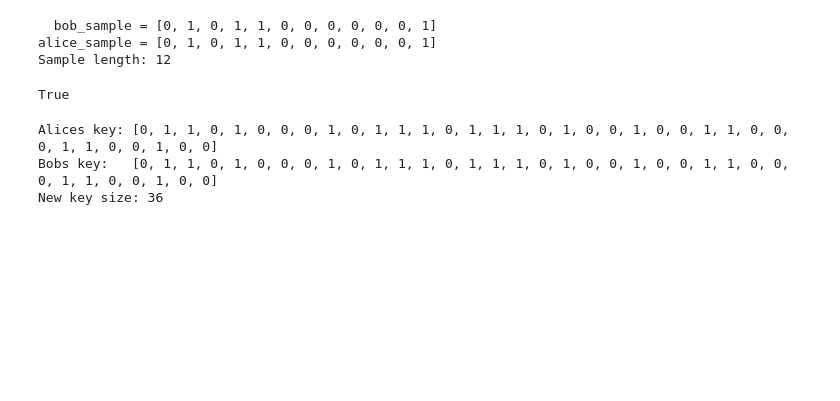
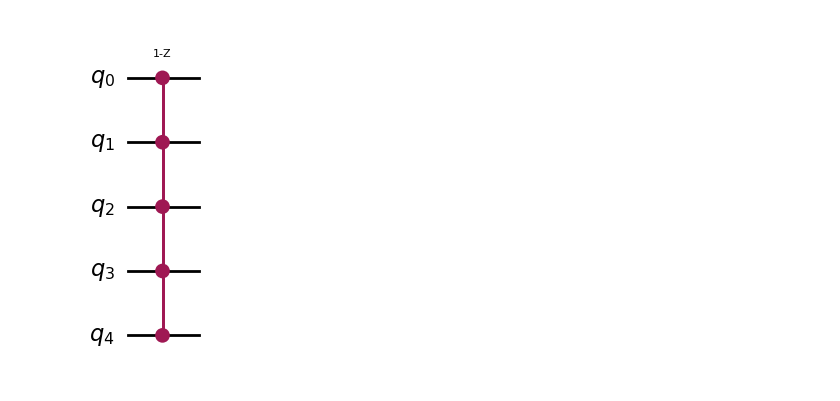
Before and after one commit to DuarteMagano/AcademiaDeFisica, a Jupyter notebook: grover.ipynb, the cells around one changed output. Cells and saved outputs as stored; diff of their text form; code cells hidden in the pictures; blank space fills up the shorter version.

Commit message:
Simple oracle

```diff
--- a/grover.ipynb
+++ b/grover.ipynb
@@ -171,26 +22,13 @@ def sample_bits(bits, selection):
-# %%
-sample_size = 12
-bit_selection = randint(n, size=sample_size)
-
-bob_sample = sample_bits(bob_key, bit_selection)
-print("  bob_sample = " + str(bob_sample))
-alice_sample = sample_bits(alice_key, bit_selection)
-print("alice_sample = "+ str([int(bit) for bit in alice_sample]))
-
-print("Sample length:", len(alice_sample))
-# %% [output]
-  bob_sample = [0, 1, 0, 1, 1, 0, 0, 0, 0, 0, 0, 1]
-alice_sample = [0, 1, 0, 1, 1, 0, 0, 0, 0, 0, 0, 1]
-Sample length: 12
-# %%
-bob_sample == alice_sample # if there is no eavesdropping, the two samples should match
-# %% [output]
-True
-# %%
-print('Alices key:', [int(bit) for bit in alice_key])
-print('Bobs key:  ', bob_key)
-print('New key size:', len(alice_key))
-# %% [output]
-Alices key: [0, 1, 1, 0, 1, 0, 0, 0, 1, 0, 1, 1, 1, 0, 1, 1, 1, 0, 1, 0, 0, 1, 0, 0, 1, 1, 0, 0, 0, 1, 1, 0, 0, 1, 0, 0]
-Bobs key:   [0, 1, 1, 0, 1, 0, 0, 0, 1, 0, 1, 1, 1, 0, 1, 1, 1, 0, 1, 0, 0, 1, 0, 0, 1, 1, 0, 0, 0, 1, 1, 0, 0, 1, 0, 0]
-New key size: 36
+# %%
+def grover_oracle():
+  """
+    Mark state 11111
+  """
+  qc = QuantumCircuit(5)
+  qc.compose(MCMTGate(ZGate(), 4, 1), inplace=True)
+  return qc
+# %%
+qc_oracle = grover_oracle()
+qc_oracle.draw(output="mpl")
+# %% [output]
+[figure, added]
```
Also changed, not shown: parts of 28 cells of this notebook.
